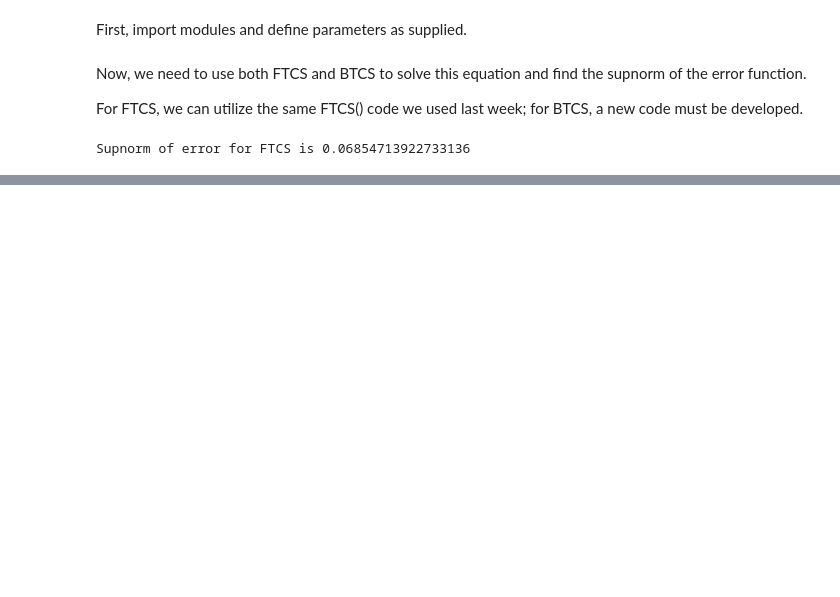
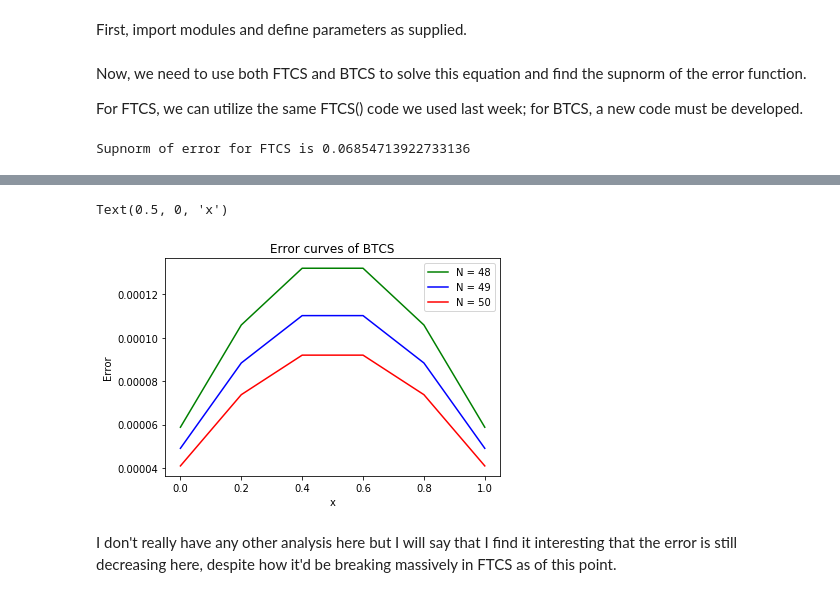
Before and after one commit to TALeonard/19ma573thomasleonard, a Jupyter notebook: src/hw11_btcs_stability_head_1d_v01.ipynb, the cells around one changed output, grey strips where cells are left out. Cells and saved outputs as stored; diff of their text form; code cells hidden in the pictures; blank space fills up the shorter version.

```diff
--- a/src/hw11_btcs_stability_head_1d_v01.ipynb
+++ b/src/hw11_btcs_stability_head_1d_v01.ipynb
@@ -196,0 +200,22 @@ print(x)
+# %%
+output_194 = heat_btcs_err(dx,rho,al,es,f,a,b,5,48)
+output_196 = heat_btcs_err(dx,rho,al,es,f,a,b,5,49)
+output_198 = heat_btcs_err(dx,rho,al,es,f,a,b,5,50)
+# %%
+n_vec_1 = output_194[3]
+x_lin = np.linspace(a,b,int(b/dx)+1)
+
+n_vec_2 = output_196[3]
+
+n_vec_3 = output_198[3]
+
+plt.plot(x_lin,n_vec_1,'g',x_lin,n_vec_2,'b',x_lin,n_vec_3,'r')
+plt.legend(["N = 48", "N = 49", "N = 50"])
+plt.title("Error curves of BTCS")
+plt.ylabel("Error")
+plt.xlabel("x")
+# %% [output]
+Text(0.5, 0, 'x')
+[figure, added]
+# %% [markdown]
+I don't really have any other analysis here but I will say that I find it interesting that the error is still decreasing here, despite how it'd be breaking massively in FTCS as of this point.
```
Also changed, not shown: parts of 7 cells of this notebook.
